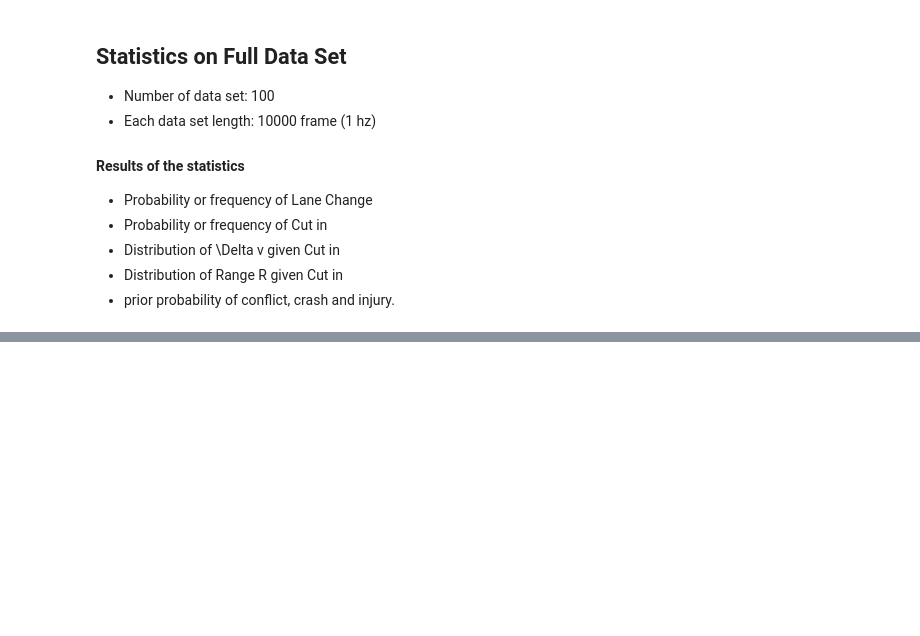
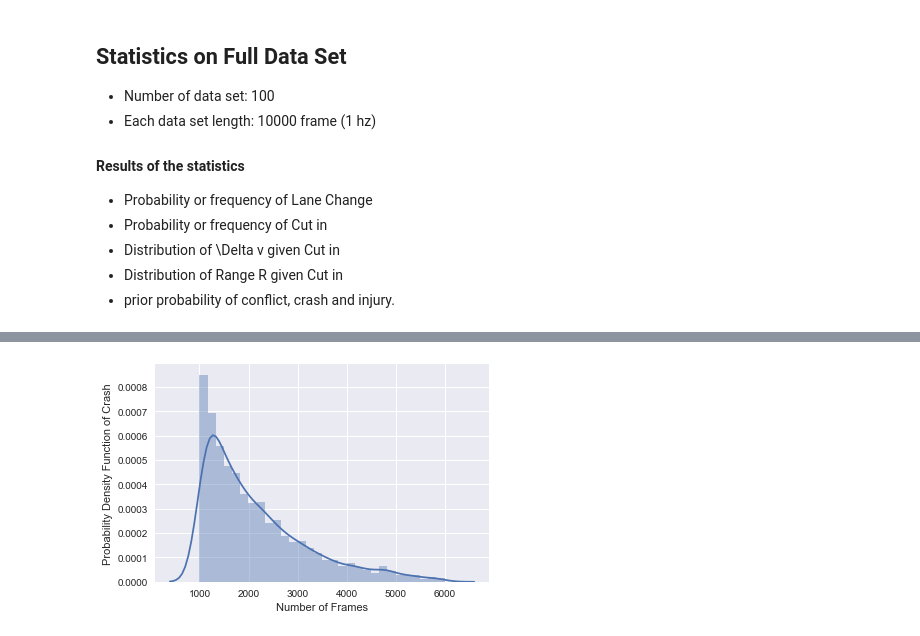
Before and after one commit to MoonBlvd/MDP_data_recording, a Jupyter notebook: simulation/statistic_levelk.ipynb, the cells around one changed output, grey strips where cells are left out. Cells and saved outputs as stored; diff of their text form; code cells hidden in the pictures; blank space fills up the shorter version.

```diff
--- a/simulation/statistic_levelk.ipynb
+++ b/simulation/statistic_levelk.ipynb
@@ -293,8 +10,0 @@ unique_dv, unique_counts = np.unique(np.array(cutin_host_v)-np.array(cutin_veloc
-# %%
-'''compute the rate of '''
-crash_idx = np.where(np.array(cutin_distance) <= car_length) # find crash
-injury_rate = 0
-for i in range(traj_length):
-    if i in crash_idx: # injury is only possible when there is crash
-        dv = cutin_host_v[i] - cutin_velocity[i] # host car minus cutin car
-        injury_rate += prob_injury(dv) *
@@ -575,0 +530,17 @@ print(np.max(crash_dv))
+# %%
+import copy
+sns.set()
+filtered_traj_length_list = copy.deepcopy(traj_length_list)
+tmp = copy.deepcopy(traj_length_list)
+while len(np.where(np.array(filtered_traj_length_list)==6000)[0])>0:
+    filtered_traj_length_list.remove(6000)
+for length in tmp:
+    if length < 1000:
+        filtered_traj_length_list.remove(length)
+
+sns.distplot(filtered_traj_length_list)
+plt.xlabel("Number of Frames")
+plt.ylabel("Probability Density Function of Crash")
+plt.savefig("frame_crash_pdf_filtered.png", dpi = 200)
+# %% [output]
+[figure, added]
```
Also changed, not shown: parts of 63 cells of this notebook, 3 other files.
